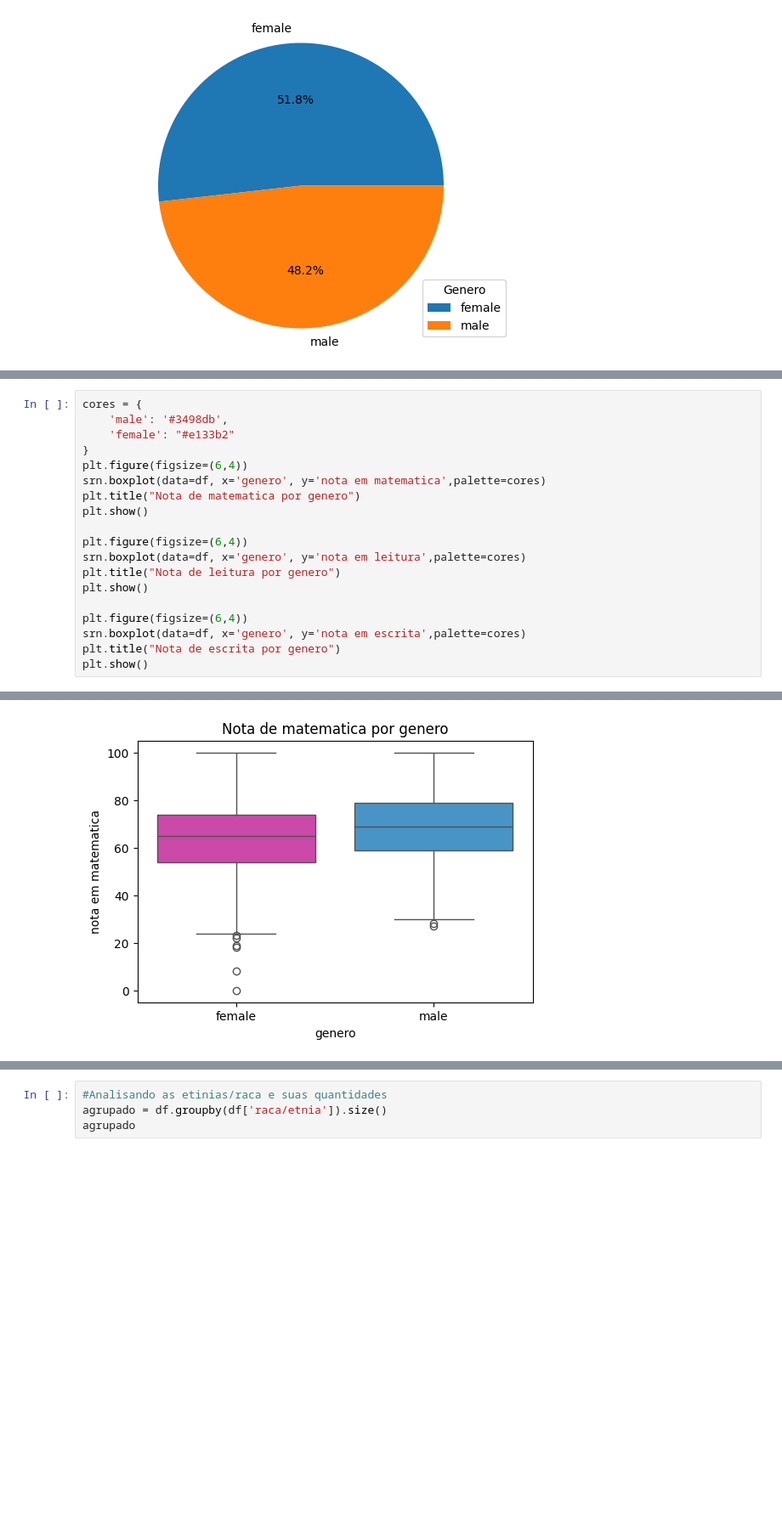
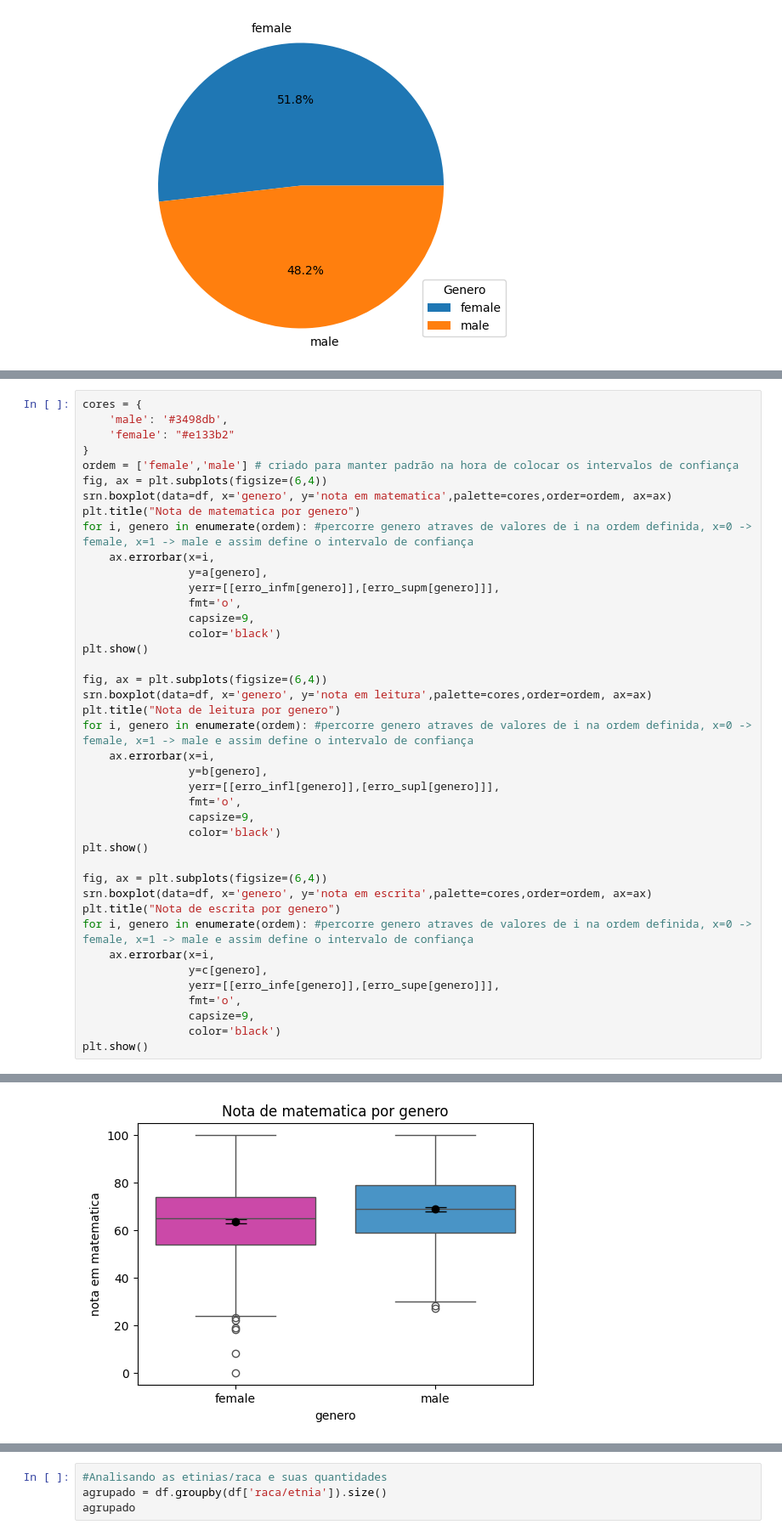
Before and after one commit to Rodrigo-Jr08/Semana-4, a Jupyter notebook: estatistica.ipynb, the cells around one changed output, grey strips where cells are left out. Shown at 85% size. Cells and saved outputs as stored; diff of their text form; blank space fills up the shorter version.

Commit message:
Adicionando intervalos de confiança nos gráficos de genero

```diff
--- a/estatistica.ipynb
+++ b/estatistica.ipynb
@@ -92,19 +133,41 @@ cores = {
     'male': '#3498db',
     'female': "#e133b2"
 }
-plt.figure(figsize=(6,4))
-srn.boxplot(data=df, x='genero', y='nota em matematica',palette=cores)
+ordem = ['female','male'] # criado para manter padrão na hora de colocar os intervalos de confiança
+fig, ax = plt.subplots(figsize=(6,4))
+srn.boxplot(data=df, x='genero', y='nota em matematica',palette=cores,order=ordem, ax=ax)
 plt.title("Nota de matematica por genero")
+for i, genero in enumerate(ordem): #percorre genero atraves de valores de i na ordem definida, x=0 -> female, x=1 -> male e assim define o intervalo de confiança
+    ax.errorbar(x=i,
+                y=a[genero],
+                yerr=[[erro_infm[genero]],[erro_supm[genero]]],
+                fmt='o',
+                capsize=9,
+                color='black')
 plt.show()
 
-plt.figure(figsize=(6,4))
-srn.boxplot(data=df, x='genero', y='nota em leitura',palette=cores)
+fig, ax = plt.subplots(figsize=(6,4))
+srn.boxplot(data=df, x='genero', y='nota em leitura',palette=cores,order=ordem, ax=ax)
 plt.title("Nota de leitura por genero")
+for i, genero in enumerate(ordem): #percorre genero atraves de valores de i na ordem definida, x=0 -> female, x=1 -> male e assim define o intervalo de confiança
+    ax.errorbar(x=i,
+                y=b[genero],
+                yerr=[[erro_infl[genero]],[erro_supl[genero]]],
+                fmt='o',
+                capsize=9,
+                color='black')
 plt.show()
 
-plt.figure(figsize=(6,4))
-srn.boxplot(data=df, x='genero', y='nota em escrita',palette=cores)
+fig, ax = plt.subplots(figsize=(6,4))
+srn.boxplot(data=df, x='genero', y='nota em escrita',palette=cores,order=ordem, ax=ax)
 plt.title("Nota de escrita por genero")
+for i, genero in enumerate(ordem): #percorre genero atraves de valores de i na ordem definida, x=0 -> female, x=1 -> male e assim define o intervalo de confiança
+    ax.errorbar(x=i,
+                y=c[genero],
+                yerr=[[erro_infe[genero]],[erro_supe[genero]]],
+                fmt='o',
+                capsize=9,
+                color='black')
 plt.show()
 # %% [output]
 Passing `palette` without assigning `hue` is deprecated and will be removed in v0.14.0. Assign the `x` variable to `hue` and set `legend=False` for the same effect.
@@ -113,3 +176,3 @@ Passing `palette` without assigning `hue` is deprecated and will be removed in v
-[figure, old version]
+[figure, new version]
 Passing `palette` without assigning `hue` is deprecated and will be removed in v0.14.0. Assign the `x` variable to `hue` and set `legend=False` for the same effect.
 
```
Also changed, not shown: parts of 4 cells of this notebook.
